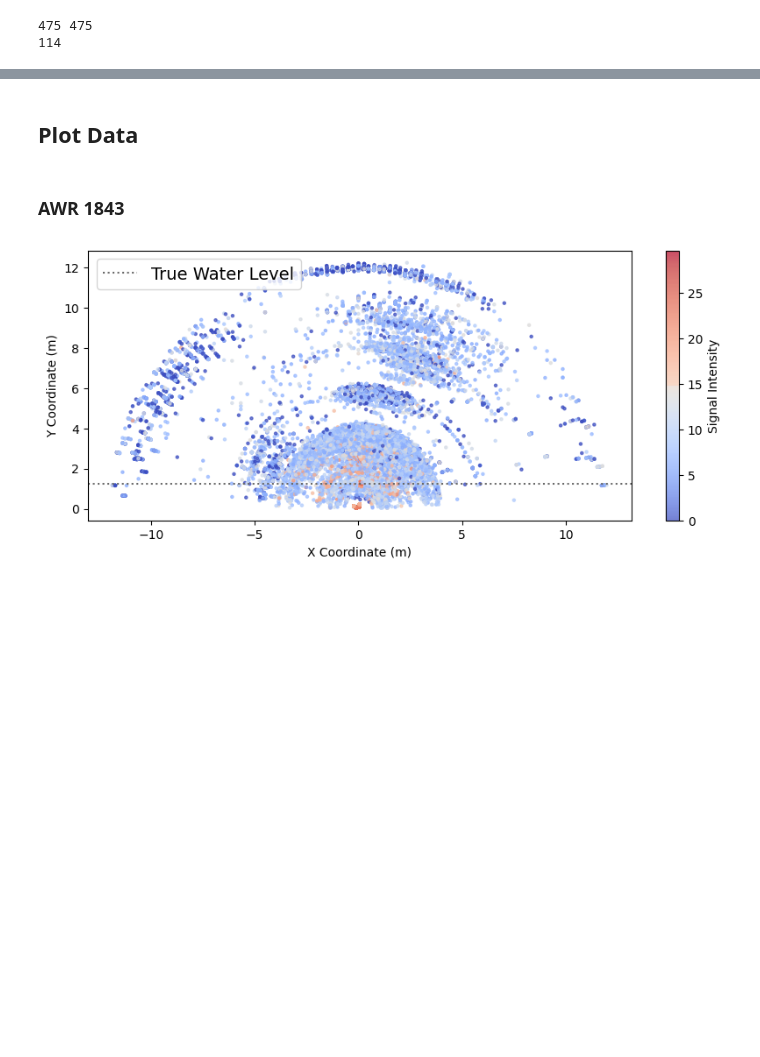
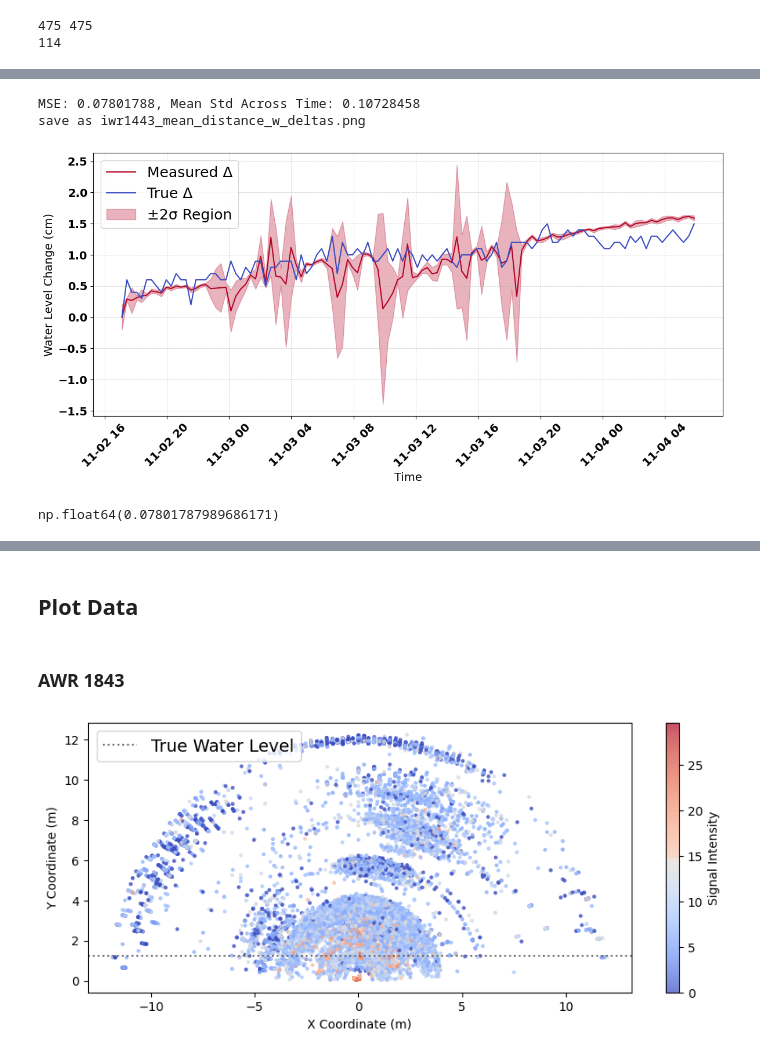
Before and after one commit to arpg/radar-water-monitoring, a Jupyter notebook: plot.ipynb, the cells around one changed output, grey strips where cells are left out. Drawn from its saved outputs; the diff is of its cells as text; code cells hidden in the pictures; blank space fills up the shorter version.

Commit message:
Merge std region plot

```diff
--- a/plot.ipynb
+++ b/plot.ipynb
@@ -38,0 +73,14 @@ print(len(gt_depths_matched))
+# %%
+iwr1443_params = {
+    'x_limit': 1,
+    'window_size': 5,
+    'max_measurements': 25
+}
+iwr1443_filtered = utils.filter_points(iwr1443, **iwr1443_params)
+iwr1443_stats = utils.compute_statistics(iwr1443_filtered, **iwr1443_params)
+plot.plot_deltas(dates, iwr1443_stats['mean_distance_w'], gt_depths_matched, 'mean_distance_w', 'iwr1443', **iwr1443_params)
+# %% [output]
+MSE: 0.07801788, Mean Std Across Time: 0.10728458
+save as iwr1443_mean_distance_w_deltas.png
+[figure, added]
+np.float64(0.07801787989686171)
```
Also changed, not shown: parts of 20 cells of this notebook, 3 other files.
